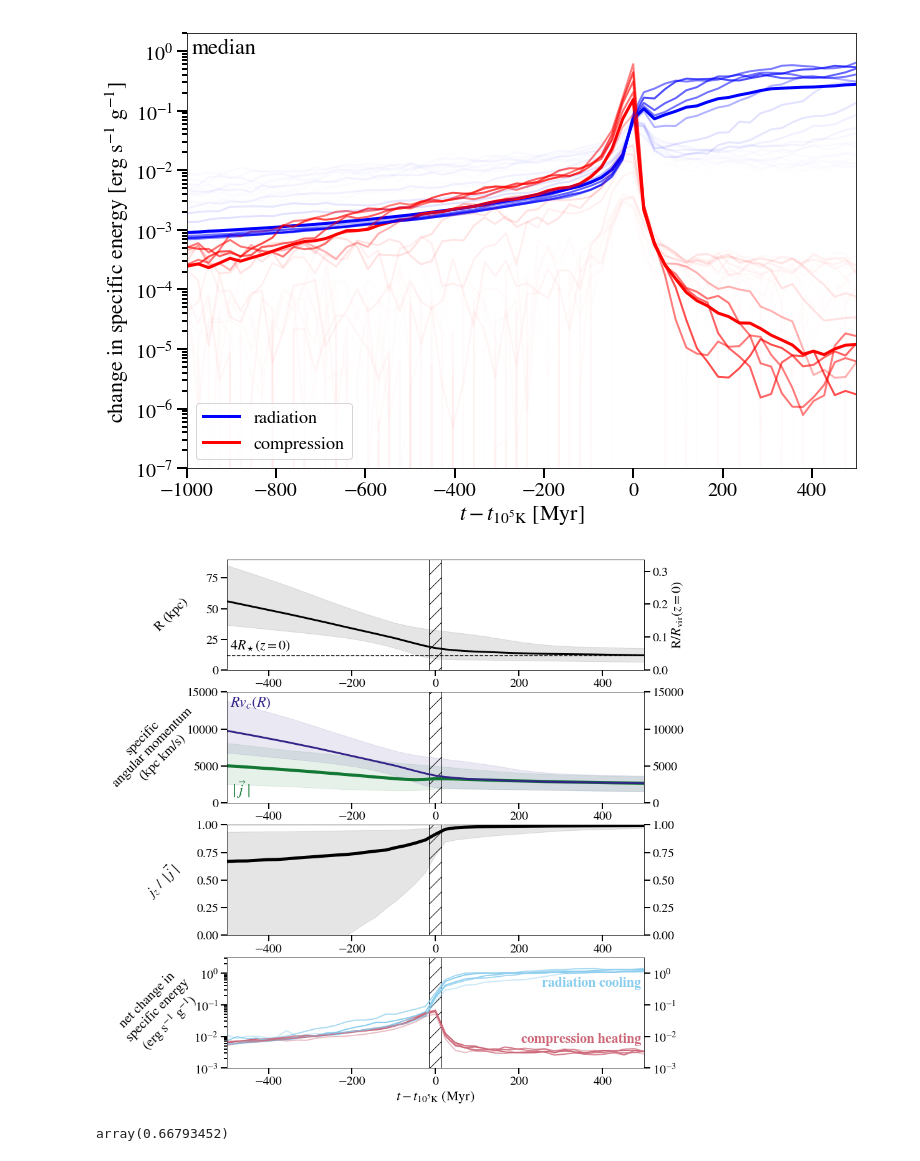
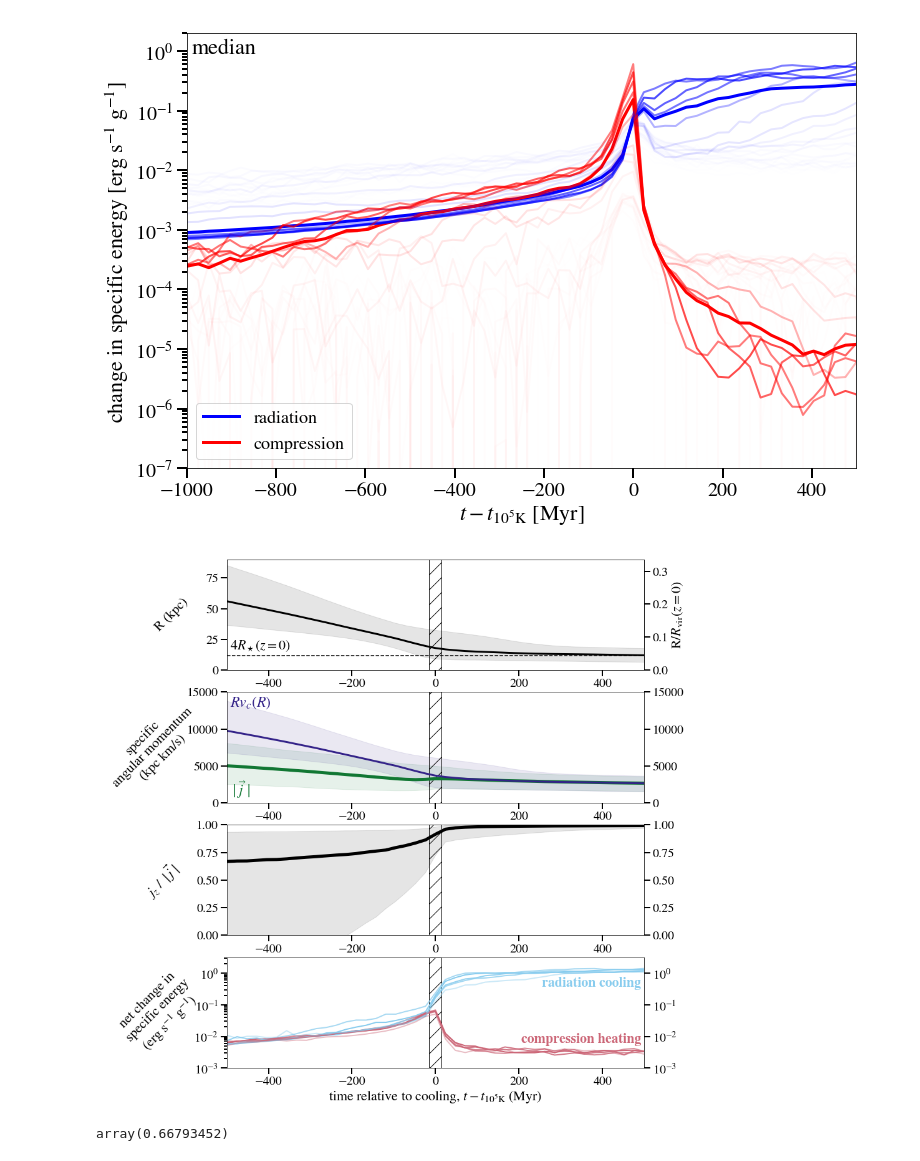
Before and after one commit to zhafen/Hot-Accretion-in-FIRE, a Jupyter notebook: analysis/radiation_vs_compression.ipynb, the cells around one changed output. Drawn from its saved outputs; the diff is of its cells as text; code cells hidden in the pictures.

Commit message:
Updated figure with better label.

```diff
--- a/analysis/radiation_vs_compression.ipynb
+++ b/analysis/radiation_vs_compression.ipynb
@@ -708,35 +708,35 @@ ax.fill_betweenx(
 )
 
 # ax.annotate(
 #     s = 'mean',
 #     xy = ( 0, 1 ),
 #     xytext = ( 5, -5 ),
 #     xycoords = 'axes fraction',
 #     textcoords = 'offset points',
 #     fontsize = 22,
 #     va = 'top',
 #     ha = 'left',
 # )
 
 ax.set_yscale( 'log' )
 ax.set_xlim( -500, 500 )
 ax.set_ylim( 1e-3, 10**0.5 )
 # ax.legend( prop={'size': 18}, loc='lower left', )
 ax.tick_params( right=True, labelright=True, )
 
 ax.set_ylabel(
     'net change in\nspecific energy\n' + r'(${\rm erg}\ {\rm s}^{-1}\ {\rm g}^{-1}$)',
     fontsize=22,
     rotation=45,
     va='center',
     ha='center',
     labelpad = 55.0,
 )
-ax.set_xlabel( r'$t - t_{10^5{\rm K}}\ ({\rm Myr})$', fontsize=22 )
+ax.set_xlabel( r'time relative to cooling, $t - t_{10^5{\rm K}}\ ({\rm Myr})$', fontsize=22 )
 
 pl.savefig( figDir+'rad_vs_compress.pdf', bbox_inches='tight' )
 # %% [output]
-[figure, old version]
+[figure, new version]
 # %%
 c_med_fn = scipy.interpolate.interp1d( time, c_med[inds2] )
 # %%
```
Also changed, not shown: 1 other file.
